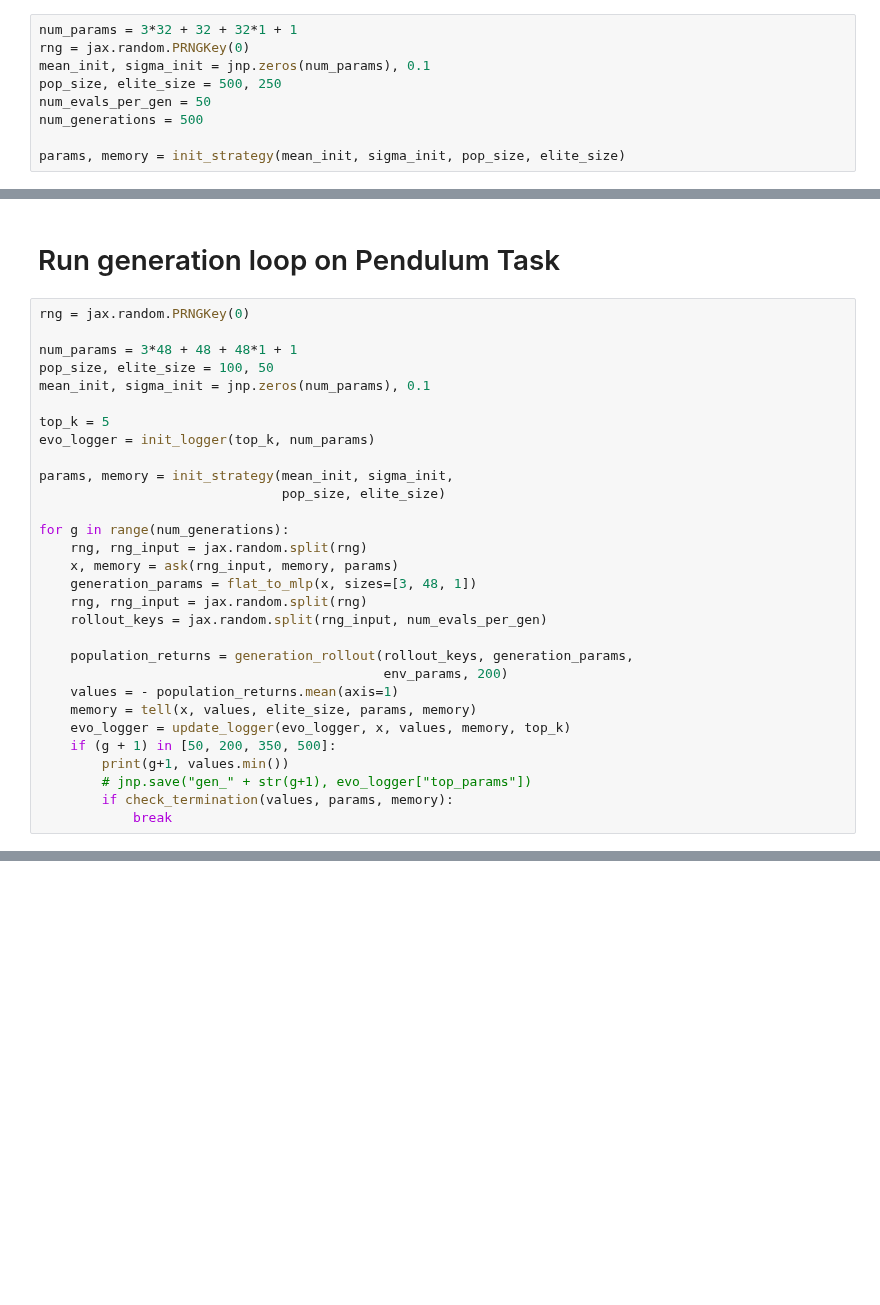
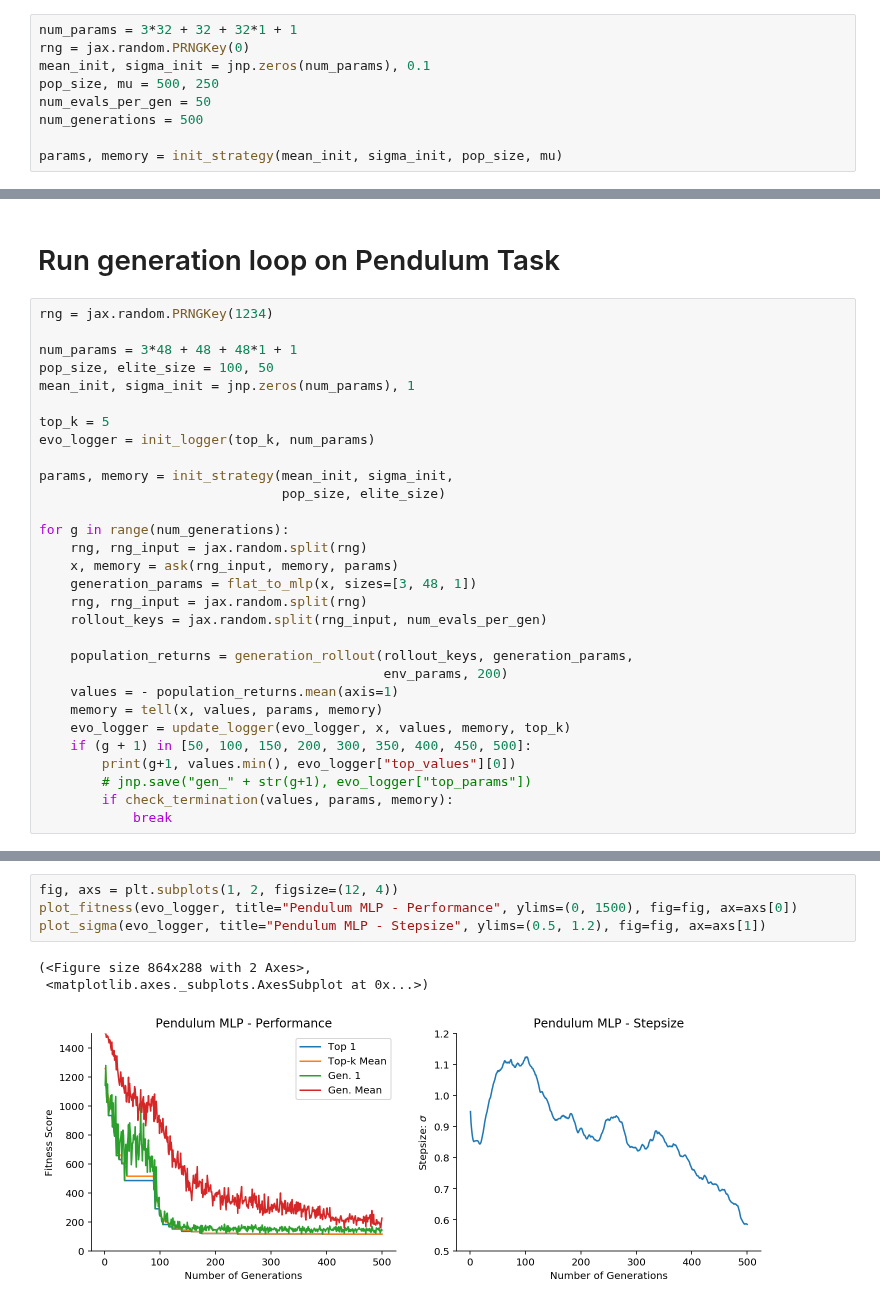
Before and after one commit to RobertTLange/evosax, a Jupyter notebook: notebooks/pendulum_cma_es.ipynb, the cells around one changed output, grey strips where cells are left out. Cells and saved outputs as stored; diff of their text form; blank space fills up the shorter version.

```diff
--- a/notebooks/pendulum_cma_es.ipynb
+++ b/notebooks/pendulum_cma_es.ipynb
@@ -81,11 +80,11 @@ DeviceArray([ -686.62976, -1067.7191 , -1773.2311 , -1146.1252 ,
 num_params = 3*32 + 32 + 32*1 + 1
 rng = jax.random.PRNGKey(0)
 mean_init, sigma_init = jnp.zeros(num_params), 0.1
-pop_size, elite_size = 500, 250
+pop_size, mu = 500, 250
 num_evals_per_gen = 50
 num_generations = 500
 
-params, memory = init_strategy(mean_init, sigma_init, pop_size, elite_size)
+params, memory = init_strategy(mean_init, sigma_init, pop_size, mu)
 # %%
 mean_init.shape[0]
 # %% [output]
@@ -103,11 +105,11 @@ memory = tell(x, value, elite_size, params, memory)
 # %% [markdown]
 # Run generation loop on Pendulum Task
 # %%
-rng = jax.random.PRNGKey(0)
+rng = jax.random.PRNGKey(1234)
 
 num_params = 3*48 + 48 + 48*1 + 1
 pop_size, elite_size = 100, 50
-mean_init, sigma_init = jnp.zeros(num_params), 0.1
+mean_init, sigma_init = jnp.zeros(num_params), 1
 
 top_k = 5
 evo_logger = init_logger(top_k, num_params)
@@ -125,10 +127,10 @@ for g in range(num_generations):
     population_returns = generation_rollout(rollout_keys, generation_params,
                                             env_params, 200)
     values = - population_returns.mean(axis=1)
-    memory = tell(x, values, elite_size, params, memory)
+    memory = tell(x, values, params, memory)
     evo_logger = update_logger(evo_logger, x, values, memory, top_k)
-    if (g + 1) in [50, 200, 350, 500]:
-        print(g+1, values.min())
+    if (g + 1) in [50, 100, 150, 200, 300, 350, 400, 450, 500]:
+        print(g+1, values.min(), evo_logger["top_values"][0])
         # jnp.save("gen_" + str(g+1), evo_logger["top_params"])
         if check_termination(values, params, memory):
             break
@@ -134,0 +152,8 @@ for g in range(num_generations):
+# %%
+fig, axs = plt.subplots(1, 2, figsize=(12, 4))
+plot_fitness(evo_logger, title="Pendulum MLP - Performance", ylims=(0, 1500), fig=fig, ax=axs[0])
+plot_sigma(evo_logger, title="Pendulum MLP - Stepsize", ylims=(0.5, 1.2), fig=fig, ax=axs[1])
+# %% [output]
+(<Figure size 864x288 with 2 Axes>,
+ <matplotlib.axes._subplots.AxesSubplot at 0x...>)
+[figure, added]
```
Also changed, not shown: parts of 5 cells of this notebook, 8 other files.
